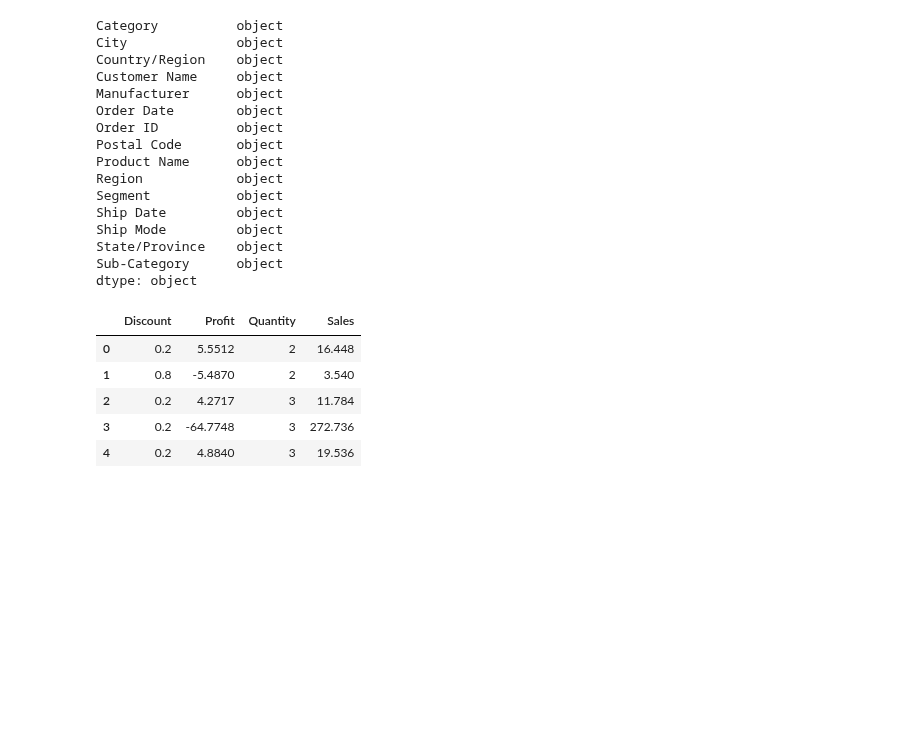
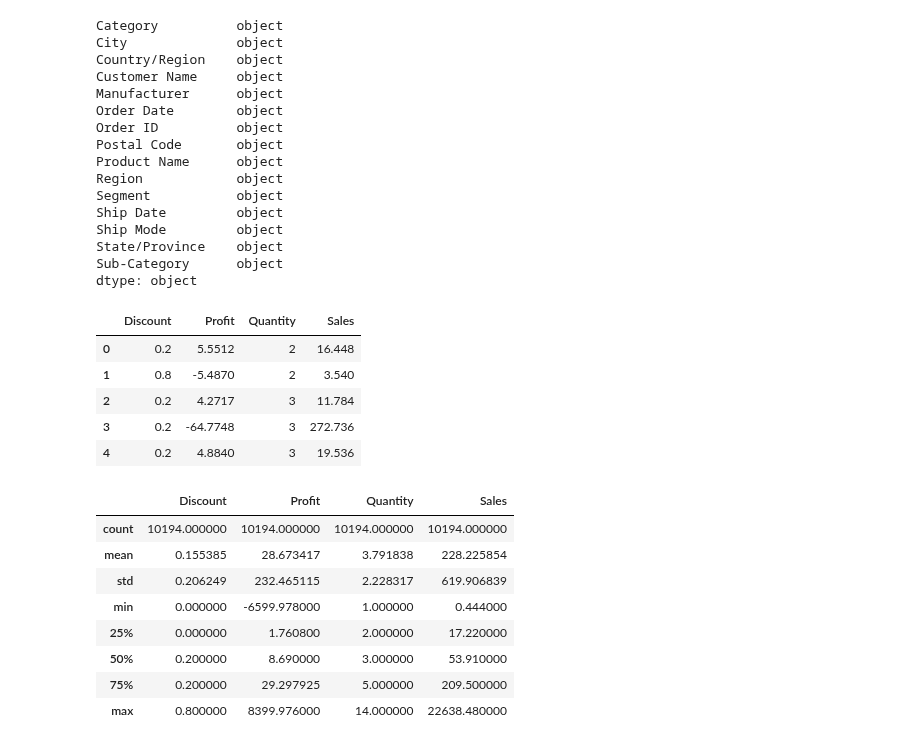
Before and after one commit to corpsedust/NareshIT, a Jupyter notebook: DailyClassroomNotes/12th Feb.ipynb, the cells around one changed output. Saved outputs shown, nothing was run; the diff lists cells and outputs as text; code cells hidden in the pictures; blank space fills up the shorter version.

```diff
--- a/DailyClassroomNotes/12th Feb.ipynb
+++ b/DailyClassroomNotes/12th Feb.ipynb
@@ -309,3 +309,15 @@ store_numerical_data.head()
 | 2 | 0.2 | 4.2717 | 3 | 11.784 |
 | 3 | 0.2 | -64.7748 | 3 | 272.736 |
 | 4 | 0.2 | 4.8840 | 3 | 19.536 |
+# %%
+store.describe()
+# %% [output]
+|  | Discount | Profit | Quantity | Sales |
+| count | 10194.000000 | 10194.000000 | 10194.000000 | 10194.000000 |
+| mean | 0.155385 | 28.673417 | 3.791838 | 228.225854 |
+| std | 0.206249 | 232.465115 | 2.228317 | 619.906839 |
+| min | 0.000000 | -6599.978000 | 1.000000 | 0.444000 |
+| 25% | 0.000000 | 1.760800 | 2.000000 | 17.220000 |
+| 50% | 0.200000 | 8.690000 | 3.000000 | 53.910000 |
+| 75% | 0.200000 | 29.297925 | 5.000000 | 209.500000 |
+| max | 0.800000 | 8399.976000 | 14.000000 | 22638.480000 |
```
Also changed, not shown: 1 other file.
